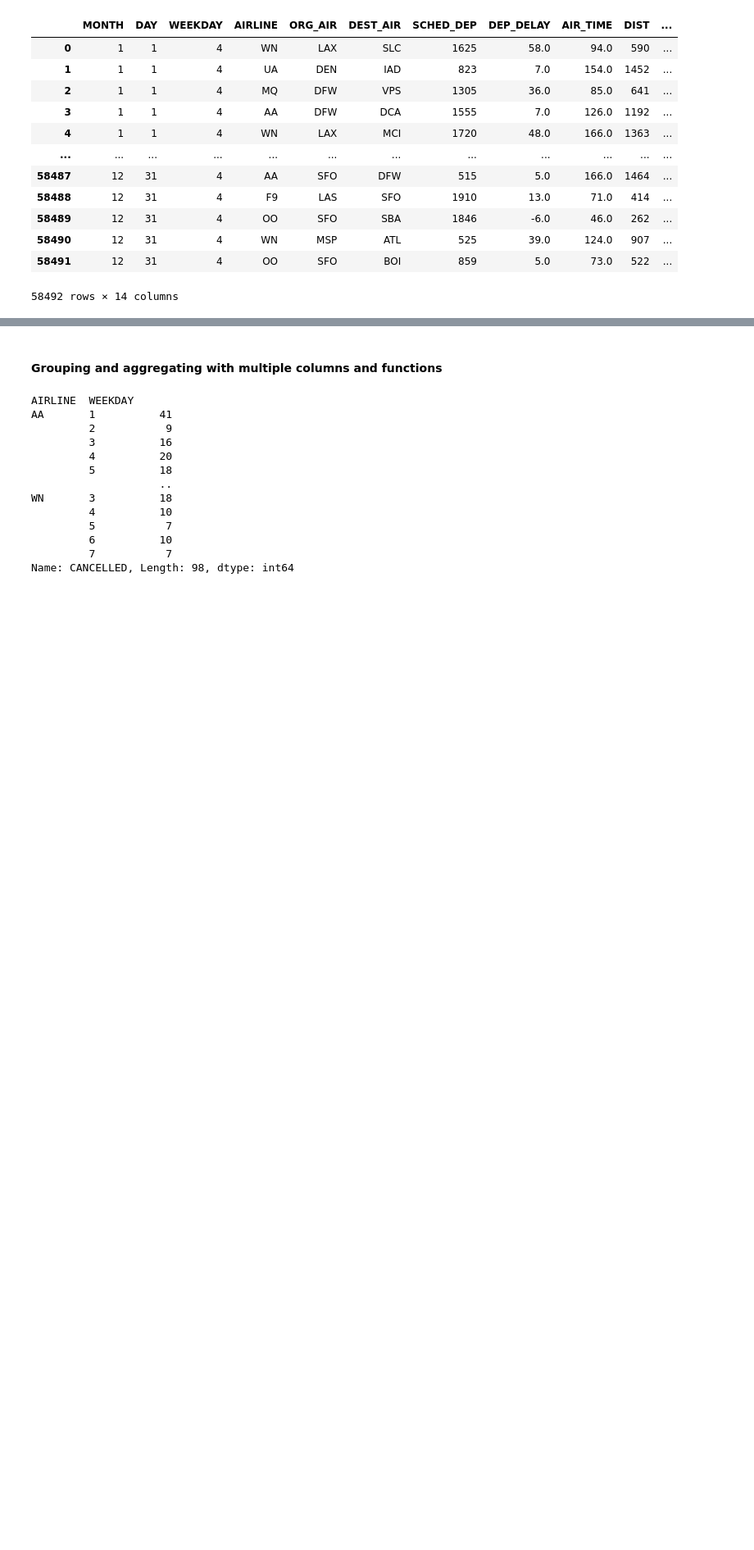
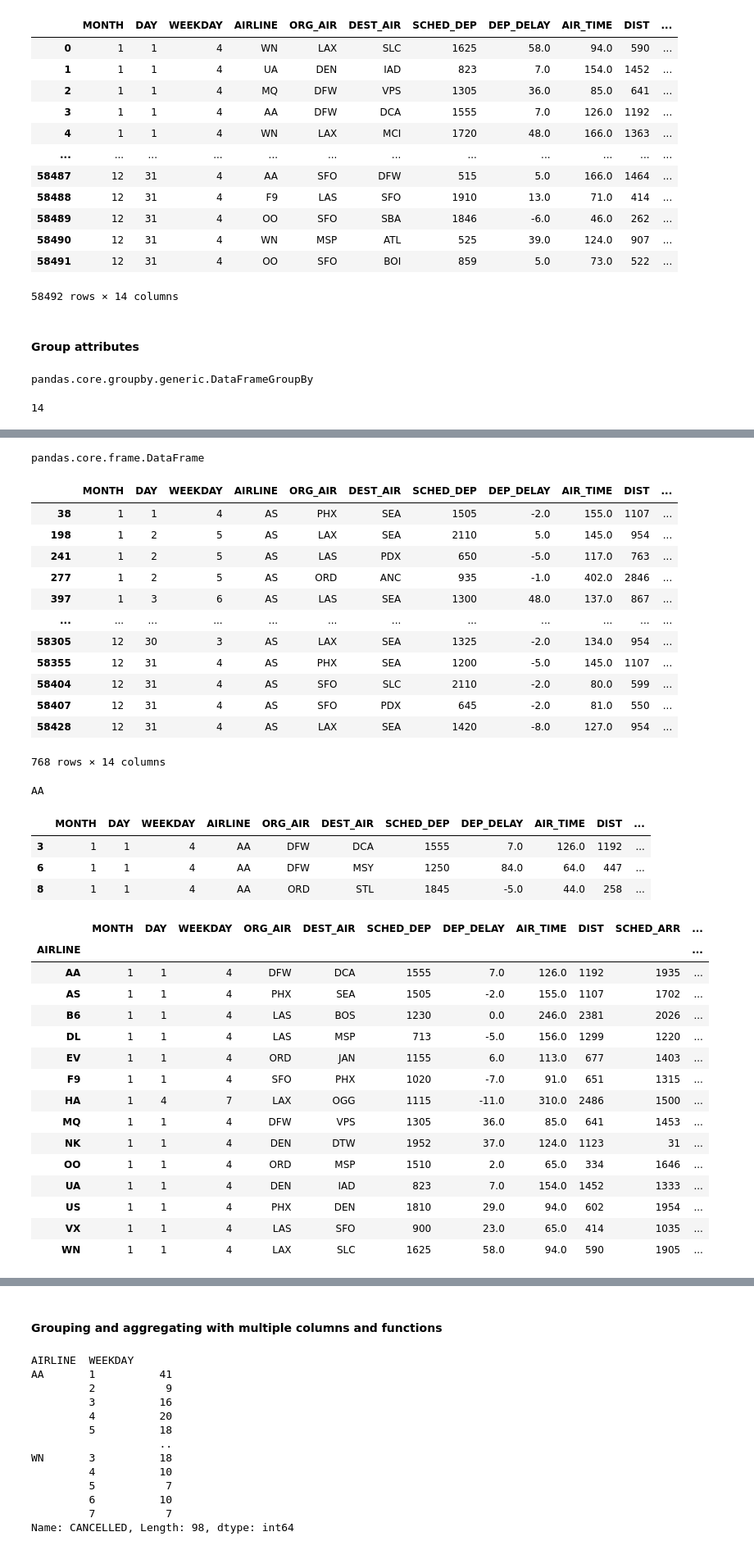
Before and after one commit to pkaran57/python-libs, a Jupyter notebook: pandas-lib/notebook/pandas.ipynb, the cells around one changed output, grey strips where cells are left out. Shown at 82% size. Drawn from its saved outputs; the diff is of its cells as text; code cells hidden in the pictures; blank space fills up the shorter version.

```diff
--- a/pandas-lib/notebook/pandas.ipynb
+++ b/pandas-lib/notebook/pandas.ipynb
@@ -1232,3 +1232,30 @@ display(flights)
 | 58490 | 12 | 31 | 4 | WN | MSP | ATL | 525 | 39.0 | 124.0 | 907 | ... |
 | 58491 | 12 | 31 | 4 | OO | SFO | BOI | 859 | 5.0 | 73.0 | 522 | ... |
 58492 rows × 14 columns
+# %% [markdown]
+#### Group attributes
+# %%
+# Define the grouping columns (AIRLINE), aggregating columns (ARR_DELAY), and aggregating functions (mean).
+# Place the grouping column in the .groupby method and then call the .agg method with a dictionary pairing the aggregating column with its aggregating function.
+groupByObj = flights.groupby('AIRLINE')
+
+display(type(groupByObj))
+
+display(groupByObj.ngroups)
+display(list(groupByObj.groups))
+
+display(type(groupByObj.get_group('AS')))
+display(groupByObj.get_group('AS'))
+
+#  groupby objects are iterable, iterate through all groups
+for group_name, group in groupByObj:
+    print(group_name)
+    display(group.head(3))
+    break
+
+# selects the first and last rows from each group
+# Take the nth row from each group if n is an int, or a subset of rows if n is a list of ints.
+display(groupByObj.nth(n=0))
+# %% [output]
+pandas.core.groupby.generic.DataFrameGroupBy
+14
@@ -1235 +1276,36 @@ display(flights)
+pandas.core.frame.DataFrame
+|  | MONTH | DAY | WEEKDAY | AIRLINE | ORG_AIR | DEST_AIR | SCHED_DEP | DEP_DELAY | AIR_TIME | DIST | ... |
+| 38 | 1 | 1 | 4 | AS | PHX | SEA | 1505 | -2.0 | 155.0 | 1107 | ... |
+| 198 | 1 | 2 | 5 | AS | LAX | SEA | 2110 | 5.0 | 145.0 | 954 | ... |
+| 241 | 1 | 2 | 5 | AS | LAS | PDX | 650 | -5.0 | 117.0 | 763 | ... |
+| 277 | 1 | 2 | 5 | AS | ORD | ANC | 935 | -1.0 | 402.0 | 2846 | ... |
+| 397 | 1 | 3 | 6 | AS | LAS | SEA | 1300 | 48.0 | 137.0 | 867 | ... |
+| ... | ... | ... | ... | ... | ... | ... | ... | ... | ... | ... | ... |
+| 58305 | 12 | 30 | 3 | AS | LAX | SEA | 1325 | -2.0 | 134.0 | 954 | ... |
+| 58355 | 12 | 31 | 4 | AS | PHX | SEA | 1200 | -5.0 | 145.0 | 1107 | ... |
+| 58404 | 12 | 31 | 4 | AS | SFO | SLC | 2110 | -2.0 | 80.0 | 599 | ... |
+| 58407 | 12 | 31 | 4 | AS | SFO | PDX | 645 | -2.0 | 81.0 | 550 | ... |
+| 58428 | 12 | 31 | 4 | AS | LAX | SEA | 1420 | -8.0 | 127.0 | 954 | ... |
+768 rows × 14 columns
+AA
+|  | MONTH | DAY | WEEKDAY | AIRLINE | ORG_AIR | DEST_AIR | SCHED_DEP | DEP_DELAY | AIR_TIME | DIST | ... |
+| 3 | 1 | 1 | 4 | AA | DFW | DCA | 1555 | 7.0 | 126.0 | 1192 | ... |
+| 6 | 1 | 1 | 4 | AA | DFW | MSY | 1250 | 84.0 | 64.0 | 447 | ... |
+| 8 | 1 | 1 | 4 | AA | ORD | STL | 1845 | -5.0 | 44.0 | 258 | ... |
+|  | MONTH | DAY | WEEKDAY | ORG_AIR | DEST_AIR | SCHED_DEP | DEP_DELAY | AIR_TIME | DIST | SCHED_ARR | ... |
+| AIRLINE |  |  |  |  |  |  |  |  |  |  | ... |
+| AA | 1 | 1 | 4 | DFW | DCA | 1555 | 7.0 | 126.0 | 1192 | 1935 | ... |
+| AS | 1 | 1 | 4 | PHX | SEA | 1505 | -2.0 | 155.0 | 1107 | 1702 | ... |
+| B6 | 1 | 1 | 4 | LAS | BOS | 1230 | 0.0 | 246.0 | 2381 | 2026 | ... |
+| DL | 1 | 1 | 4 | LAS | MSP | 713 | -5.0 | 156.0 | 1299 | 1220 | ... |
+| EV | 1 | 1 | 4 | ORD | JAN | 1155 | 6.0 | 113.0 | 677 | 1403 | ... |
+| F9 | 1 | 1 | 4 | SFO | PHX | 1020 | -7.0 | 91.0 | 651 | 1315 | ... |
+| HA | 1 | 4 | 7 | LAX | OGG | 1115 | -11.0 | 310.0 | 2486 | 1500 | ... |
+| MQ | 1 | 1 | 4 | DFW | VPS | 1305 | 36.0 | 85.0 | 641 | 1453 | ... |
+| NK | 1 | 1 | 4 | DEN | DTW | 1952 | 37.0 | 124.0 | 1123 | 31 | ... |
+| OO | 1 | 1 | 4 | ORD | MSP | 1510 | 2.0 | 65.0 | 334 | 1646 | ... |
+| UA | 1 | 1 | 4 | DEN | IAD | 823 | 7.0 | 154.0 | 1452 | 1333 | ... |
+| US | 1 | 1 | 4 | PHX | DEN | 1810 | 29.0 | 94.0 | 602 | 1954 | ... |
+| VX | 1 | 1 | 4 | LAS | SFO | 900 | 23.0 | 65.0 | 414 | 1035 | ... |
+| WN | 1 | 1 | 4 | LAX | SLC | 1625 | 58.0 | 94.0 | 590 | 1905 | ... |
 # %%
```
Also changed, not shown: parts of 5 cells of this notebook.
